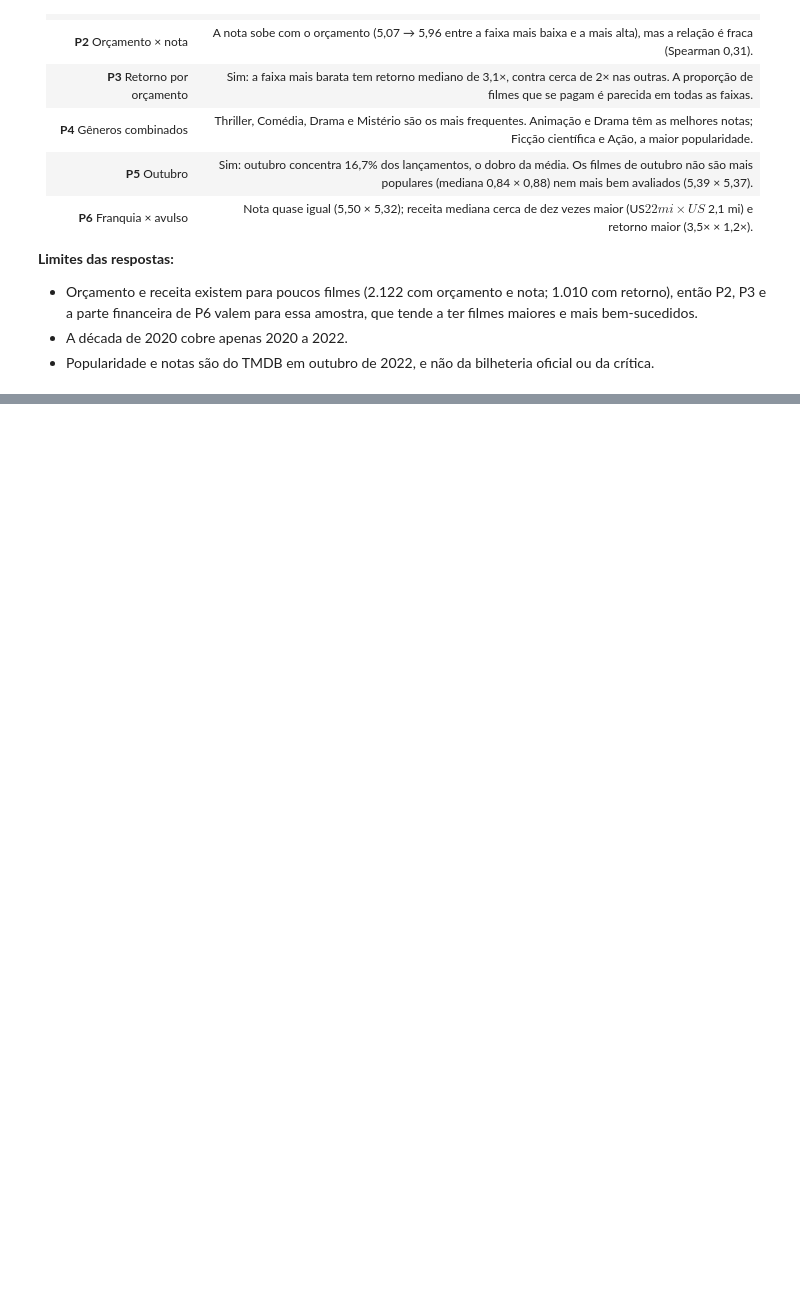
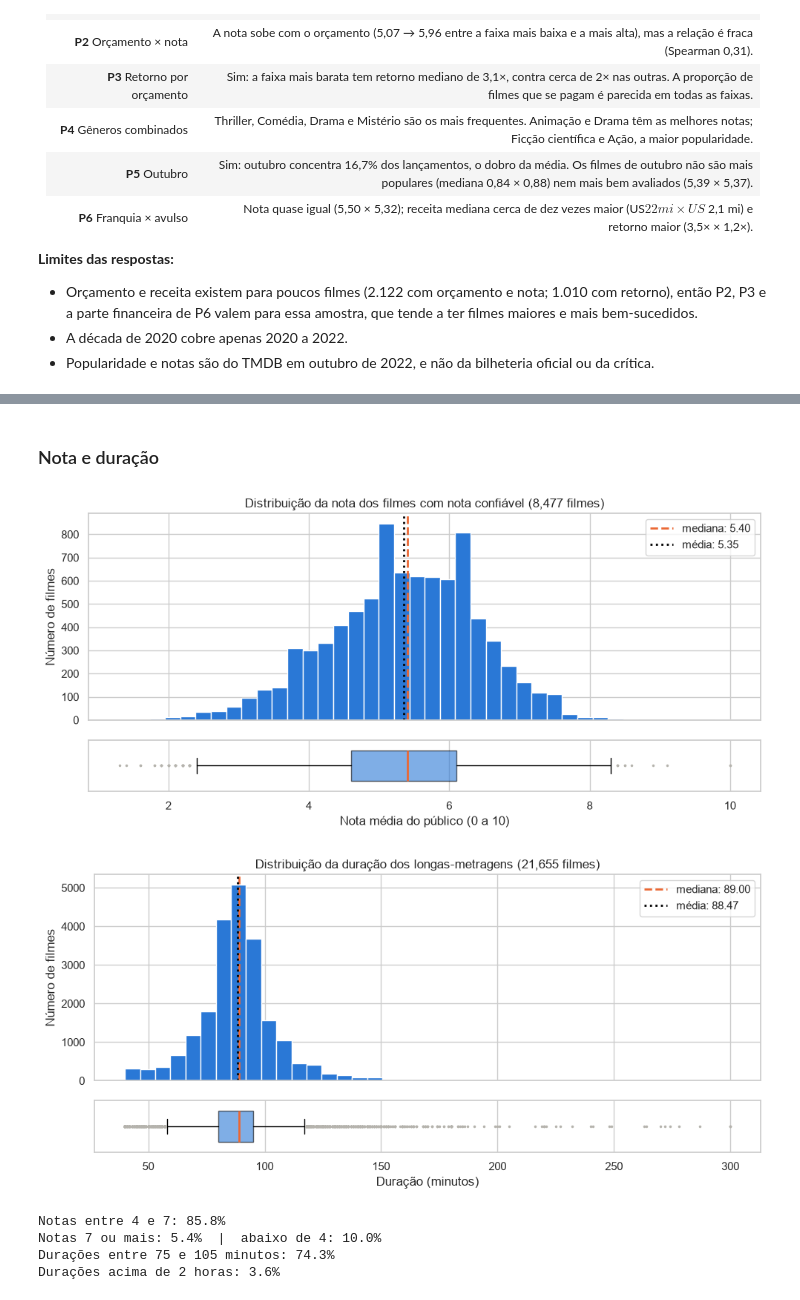
Before and after one commit to Mateuscruz19/HorrorMoviesData, a Jupyter notebook: HorrorMovieAnalysis.ipynb, the cells around one changed output, grey strips where cells are left out. Saved outputs shown, nothing was run; the diff lists cells and outputs as text; code cells hidden in the pictures; blank space fills up the shorter version.

```diff
--- a/HorrorMovieAnalysis.ipynb
+++ b/HorrorMovieAnalysis.ipynb
@@ -1597,0 +1628,16 @@ Em resumo, pertencer a uma franquia quase não muda a opinião do público, mas
+# %%
+variaveis = {
+    "Nota": df.loc[df["nota_confiavel"], "vote_average"],
+    "Duração (min)": df.loc[df["formato"] == "longa", "runtime"],
+    "Orçamento (US$)": df["budget"].dropna(),
+    "Receita (US$)": df["revenue"].dropna(),
+    "Retorno (receita ÷ orçamento)": df["retorno"].dropna(),
+    "Popularidade": df["popularity"],
+}
+variaveis = {nome: serie.astype(float) for nome, serie in variaveis.items()}
+
+recortes = pd.DataFrame({
+    "filmes usados": {nome: len(serie) for nome, serie in variaveis.items()},
+    "% da base": {nome: len(serie) / len(df) * 100 for nome, serie in variaveis.items()},
+})
+display(recortes.style.format({"filmes usados": "{:,.0f}", "% da base": "{:.1f}%"}))
@@ -1597,0 +1799,19 @@ Em resumo, pertencer a uma franquia quase não muda a opinião do público, mas
+# %% [markdown]
+### Nota e duração
+# %%
+plotar_distribuicao("Nota", "Distribuição da nota dos filmes com nota confiável", "Nota média do público (0 a 10)")
+plotar_distribuicao("Duração (min)", "Distribuição da duração dos longas-metragens", "Duração (minutos)")
+
+nota = variaveis["Nota"]
+duracao = variaveis["Duração (min)"]
+print(f"Notas entre 4 e 7: {nota.between(4, 7).mean():.1%}")
+print(f"Notas 7 ou mais: {(nota >= 7).mean():.1%}  |  abaixo de 4: {(nota < 4).mean():.1%}")
+print(f"Durações entre 75 e 105 minutos: {duracao.between(75, 105).mean():.1%}")
+print(f"Durações acima de 2 horas: {(duracao > 120).mean():.1%}")
+# %% [output]
+[figure, added]
+[figure, added]
+Notas entre 4 e 7: 85.8%
+Notas 7 ou mais: 5.4%  |  abaixo de 4: 10.0%
+Durações entre 75 e 105 minutos: 74.3%
+Durações acima de 2 horas: 3.6%
```
Also changed, not shown: parts of 21 cells of this notebook.
